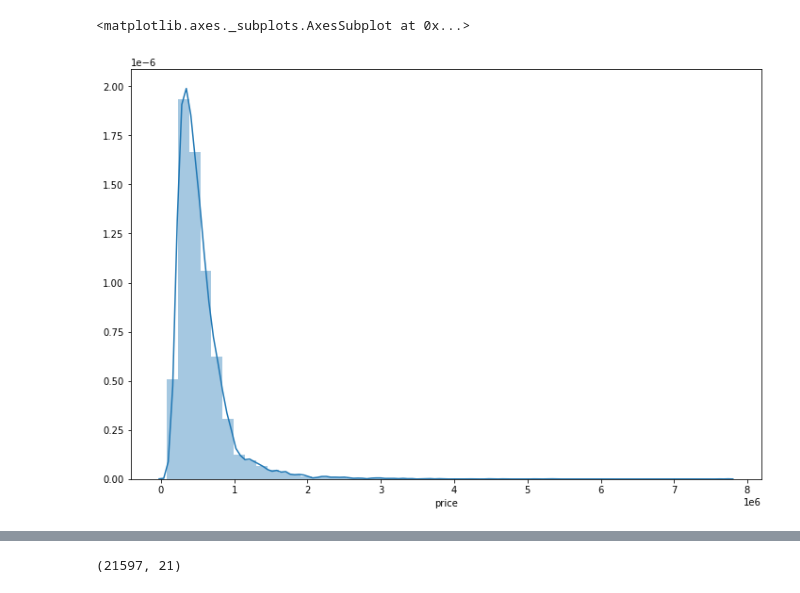
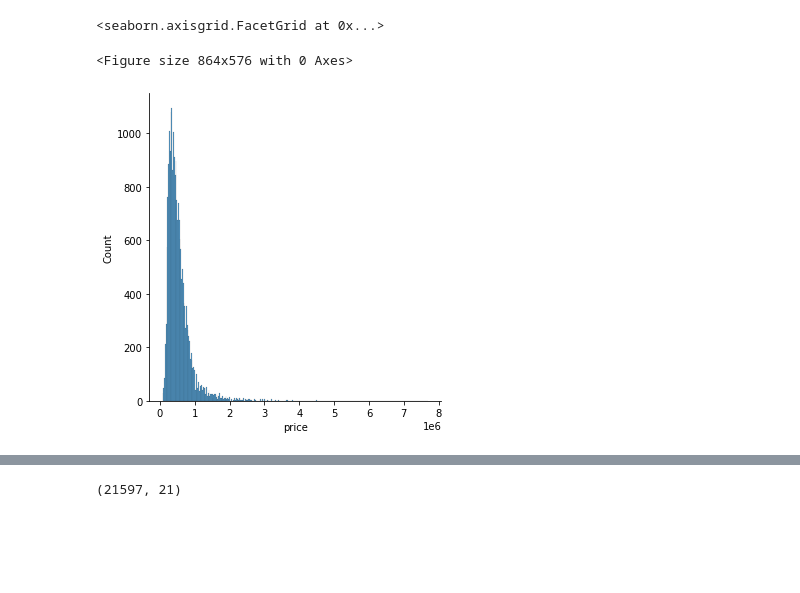
Before and after one commit to SpandanaTammineedi/House-Price-Prediction, a Jupyter notebook: HousePricePrediction_App.ipynb, the cells around one changed output, grey strips where cells are left out. Drawn from its saved outputs; the diff is of its cells as text; code cells hidden in the pictures; blank space fills up the shorter version.

```diff
--- a/HousePricePrediction_App.ipynb
+++ b/HousePricePrediction_App.ipynb
@@ -53,9 +53,10 @@ sqft_lot15       0
 dtype: int64
 # %%
 plt.figure(figsize=(12,8))
-sns.distplot(data['price'])
+sns.displot(data['price'])
 # %% [output]
-<matplotlib.axes._subplots.AxesSubplot at 0x...>
+<seaborn.axisgrid.FacetGrid at 0x...>
+<Figure size 864x576 with 0 Axes>
-[figure, old version]
+[figure, new version]
 # %%
 #Log Transformation of Price column to remove right skewness and become normally distributed. Done to remove effect of outliers.
```
Also changed, not shown: parts of 17 cells of this notebook.
